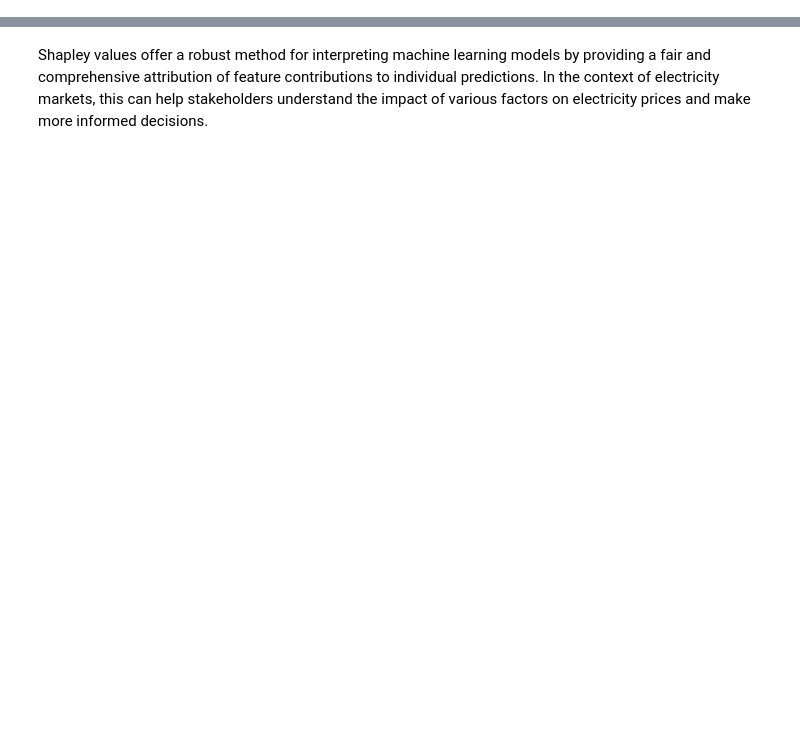
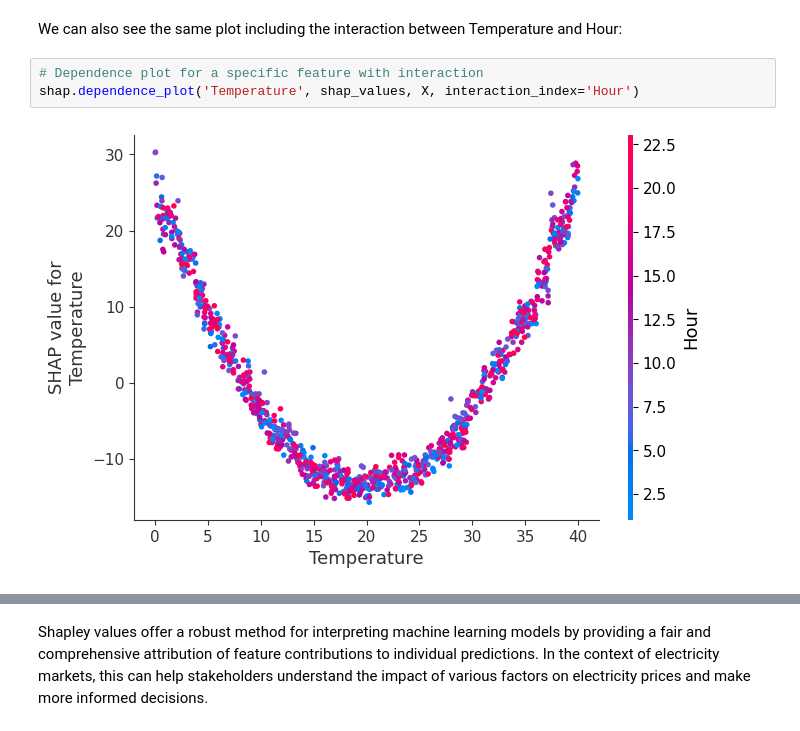
Before and after one commit to dcacciarelli/my-causality-book, a Jupyter notebook: _sources/notebooks/shapley.ipynb, the cells around one changed output, grey strips where cells are left out. Drawn from its saved outputs; the diff is of its cells as text; blank space fills up the shorter version.

```diff
--- a/_sources/notebooks/shapley.ipynb
+++ b/_sources/notebooks/shapley.ipynb
@@ -95,0 +184,7 @@ shap.dependence_plot('Temperature', shap_values, X)
+# %% [markdown]
+We can also see the same plot including the interaction between Temperature and Hour:
+# %%
+# Dependence plot for a specific feature with interaction
+shap.dependence_plot('Temperature', shap_values, X, interaction_index='Hour')
+# %% [output]
+[figure, added]
```
Also changed, not shown: parts of 19 cells of this notebook, 10 other files.
